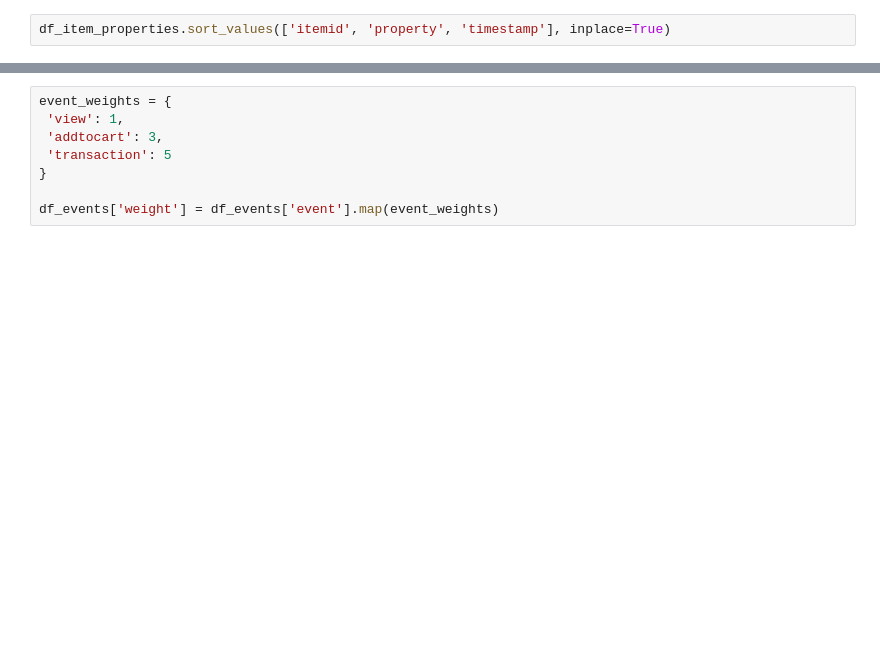
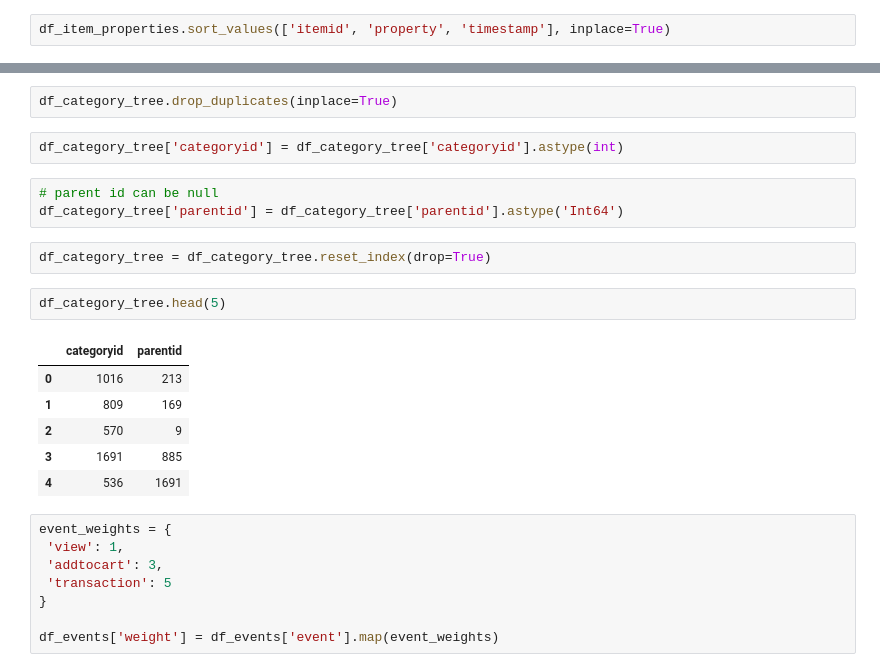
Before and after one commit to hcbagde17/gdg_group_task1, a Jupyter notebook: Copy_of_ML1_gdg.ipynb, the cells around one changed output, grey strips where cells are left out. Cells and saved outputs as stored; diff of their text form; blank space fills up the shorter version.

```diff
--- a/Copy_of_ML1_gdg.ipynb
+++ b/Copy_of_ML1_gdg.ipynb
@@ -195,3 +208,21 @@ df_item_properties.head(5)
+# %%
+df_category_tree.drop_duplicates(inplace=True)
+# %%
+df_category_tree['categoryid'] = df_category_tree['categoryid'].astype(int)
+# %%
+# parent id can be null
+df_category_tree['parentid'] = df_category_tree['parentid'].astype('Int64')
+# %%
+df_category_tree = df_category_tree.reset_index(drop=True)
+# %%
+df_category_tree.head(5)
+# %% [output]
+|  | categoryid | parentid |
+| 0 | 1016 | 213 |
+| 1 | 809 | 169 |
+| 2 | 570 | 9 |
+| 3 | 1691 | 885 |
+| 4 | 536 | 1691 |
 # %%
 event_weights = {
  'view': 1,
```
Also changed, not shown: parts of 4 cells of this notebook.
